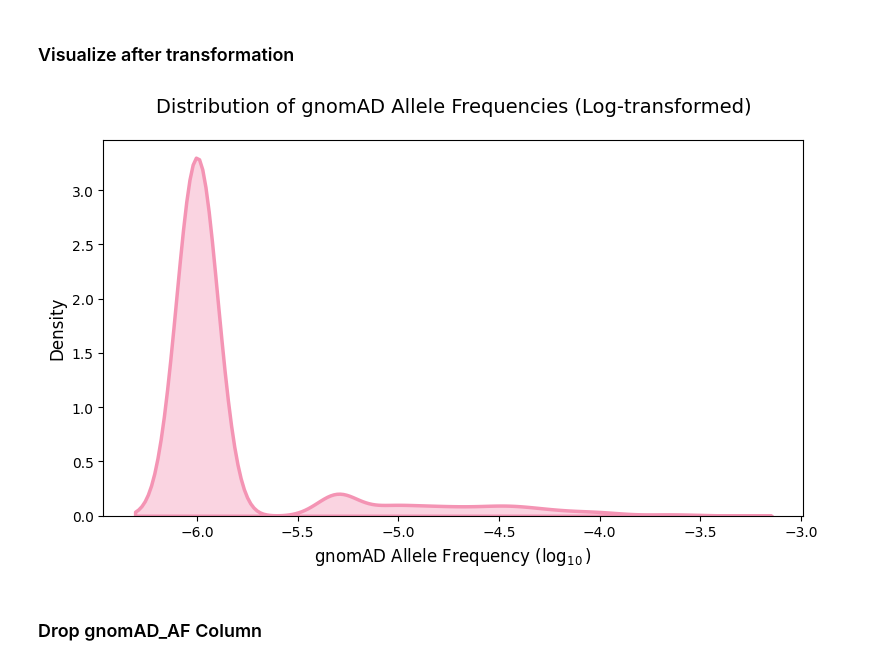
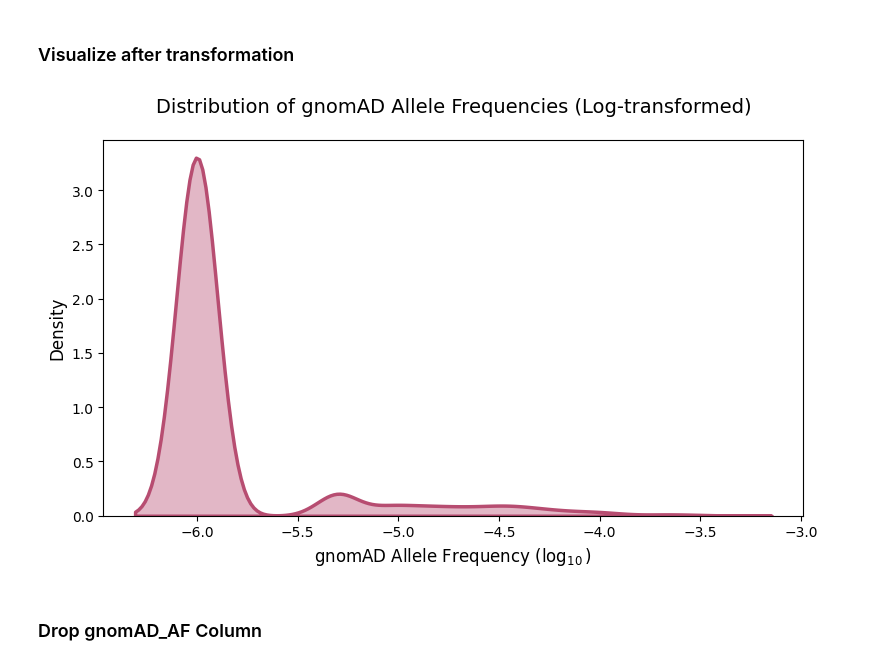
Before and after one commit to anekleiven/machine_learning_pipeline, a Jupyter notebook: 03_Data_preparation.ipynb, the cells around one changed output. Cells and saved outputs as stored; diff of their text form; code cells hidden in the pictures.

```diff
--- a/03_Data_preparation.ipynb
+++ b/03_Data_preparation.ipynb
@@ -57,23 +57,23 @@ ml_data['gnomAD_AF_log'] = np.log10(ml_data['gnomAD_AF'] + epsilon)
 # %%
 plt.figure(figsize=(8,5))
 
 sns.kdeplot(x='gnomAD_AF_log',
             data=ml_data,
-            color="#f494b4",
+            color="#b74d71",
             fill=True,
             common_norm=False,
             alpha=0.4,
             linewidth=2.5)
 
 plt.title('Distribution of gnomAD Allele Frequencies (Log-transformed)', fontsize=14, pad=20)
 plt.xlabel(r'gnomAD Allele Frequency ($\log_{10}$)', fontsize=12)
 plt.ylabel('Density', fontsize=12)
 
 plt.tight_layout()
 plt.savefig("plots/gnomad_log_distribution.png", dpi=300)
 plt.show()
 # %% [output]
-[figure, old version]
+[figure, new version]
 # %% [markdown]
 ### Drop gnomAD_AF Column
 # %%
```
Also changed, not shown: parts of 8 cells of this notebook, 4 other files.
